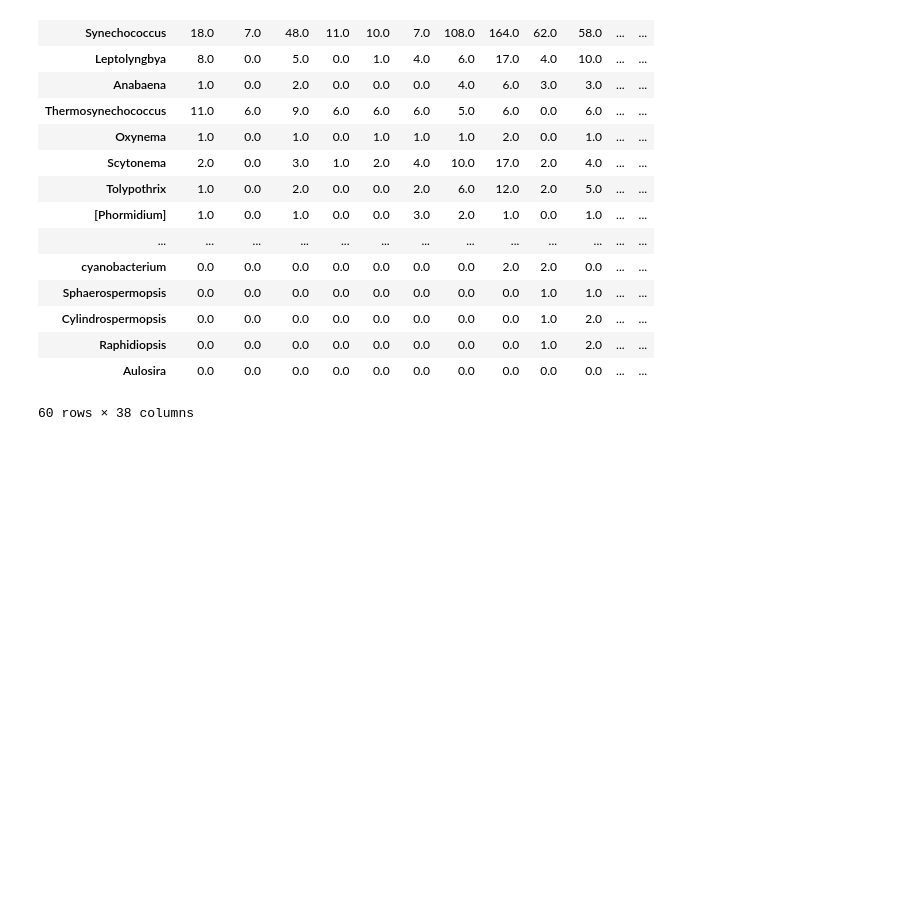
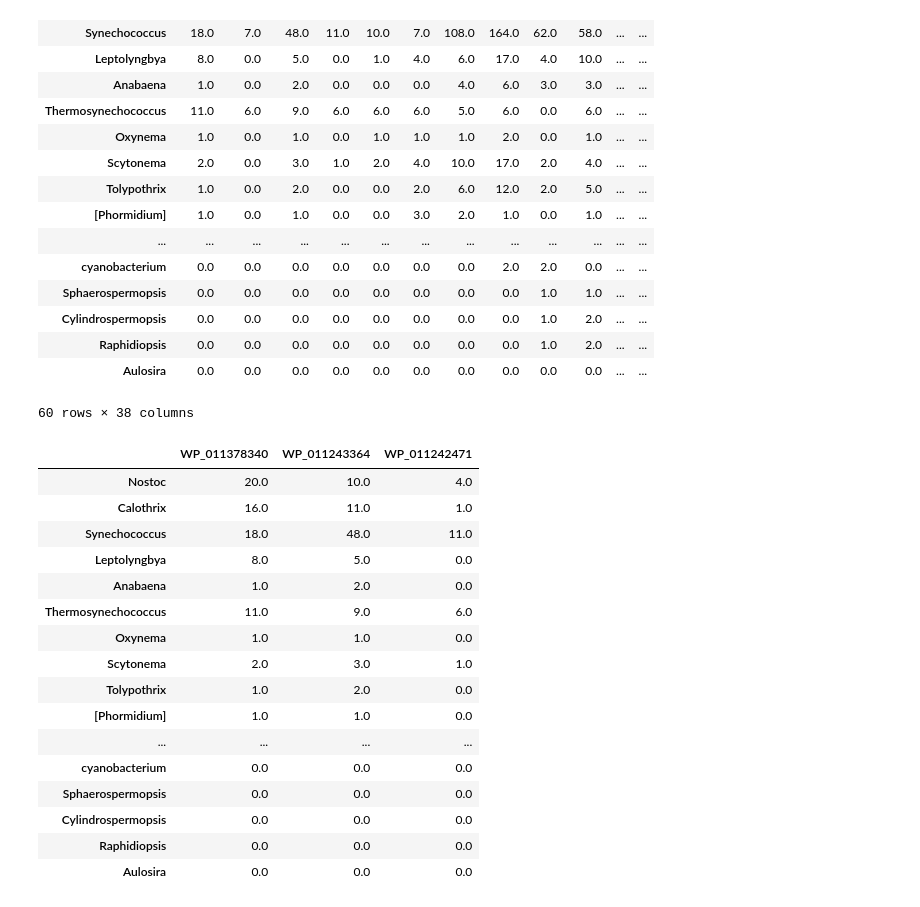
Before and after one commit to Kanomble/blast_result_processing, a Jupyter notebook: scripts/Heatmap_genus_BLASTDATA.ipynb, the cells around one changed output. Saved outputs shown, nothing was run; the diff lists cells and outputs as text; code cells hidden in the pictures; blank space fills up the shorter version.

```diff
--- a/scripts/Heatmap_genus_BLASTDATA.ipynb
+++ b/scripts/Heatmap_genus_BLASTDATA.ipynb
@@ -200,2 +212,23 @@ frame_01
+# %%
+SubA = create_subframes(frame, ['WP_011378340','WP_011243364','WP_011242471'])
+SubA
+# %% [output]
+|  | WP_011378340 | WP_011243364 | WP_011242471 |
+| Nostoc | 20.0 | 10.0 | 4.0 |
+| Calothrix | 16.0 | 11.0 | 1.0 |
+| Synechococcus | 18.0 | 48.0 | 11.0 |
+| Leptolyngbya | 8.0 | 5.0 | 0.0 |
+| Anabaena | 1.0 | 2.0 | 0.0 |
+| Thermosynechococcus | 11.0 | 9.0 | 6.0 |
+| Oxynema | 1.0 | 1.0 | 0.0 |
+| Scytonema | 2.0 | 3.0 | 1.0 |
+| Tolypothrix | 1.0 | 2.0 | 0.0 |
+| [Phormidium] | 1.0 | 1.0 | 0.0 |
+| ... | ... | ... | ... |
+| cyanobacterium | 0.0 | 0.0 | 0.0 |
+| Sphaerospermopsis | 0.0 | 0.0 | 0.0 |
+| Cylindrospermopsis | 0.0 | 0.0 | 0.0 |
+| Raphidiopsis | 0.0 | 0.0 | 0.0 |
+| Aulosira | 0.0 | 0.0 | 0.0 |
 # %%
 f = plt.figure(figsize=(19,30.0))
```
Also changed, not shown: parts of 13 cells of this notebook.
